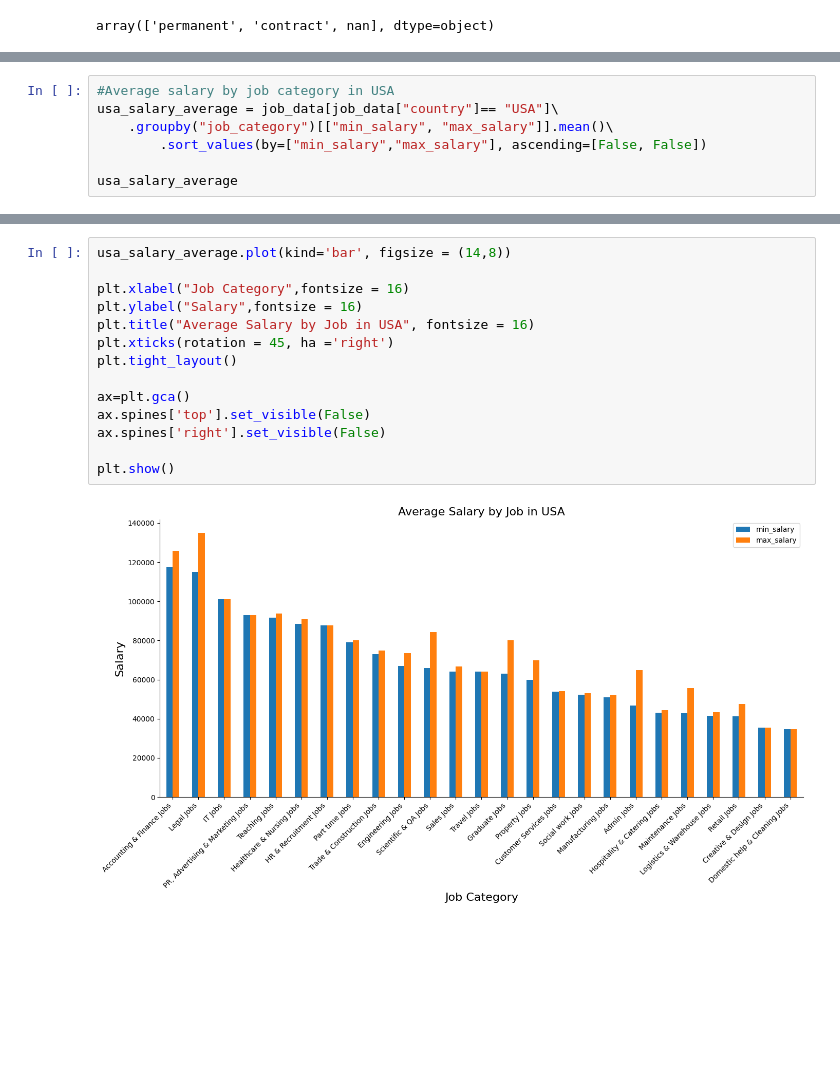
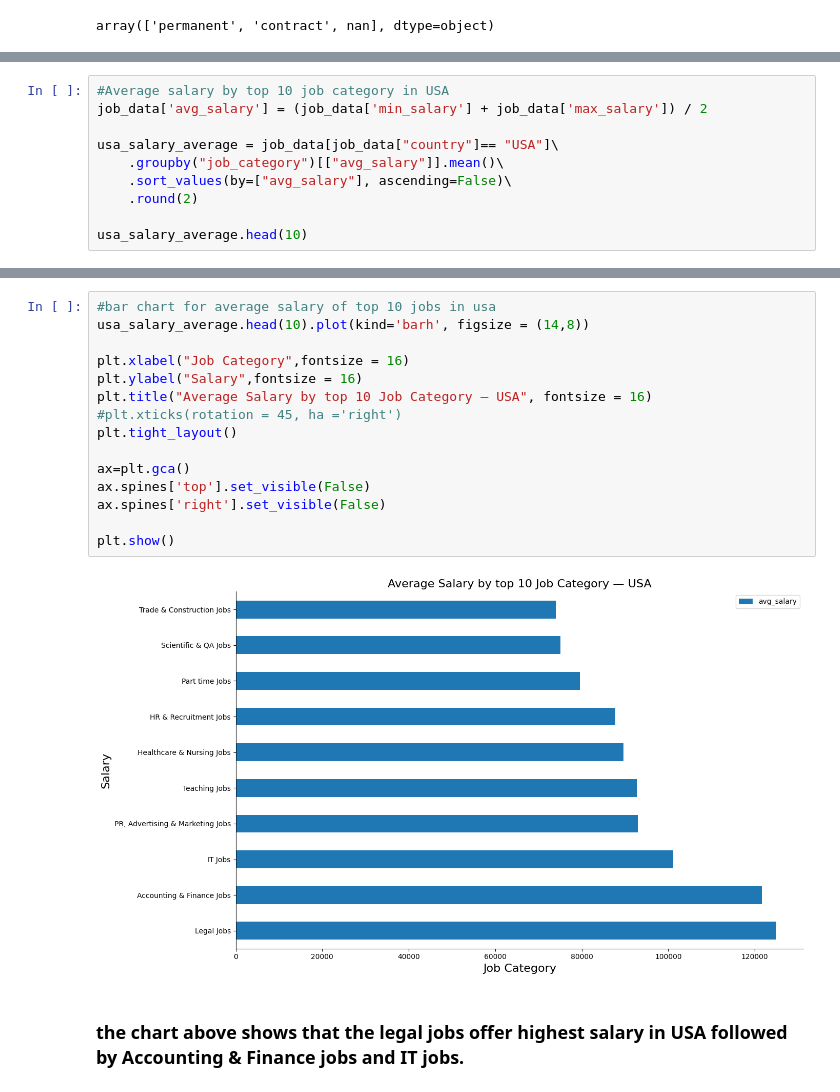
Before and after one commit to Archana-sth/JOB_MARKET_TREND_2025, a Jupyter notebook: notebook/data_cleaning.ipynb, the cells around one changed output, grey strips where cells are left out. Cells and saved outputs as stored; diff of their text form; blank space fills up the shorter version.

Commit message:
visualizing

```diff
--- a/notebook/data_cleaning.ipynb
+++ b/notebook/data_cleaning.ipynb
@@ -292,8 +312,11 @@ job_data.groupby('country')[["min_salary", "max_salary"]].mean()
 # %%
-#Average salary by job category in USA
+#Average salary by top 10 job category in USA
+job_data['avg_salary'] = (job_data['min_salary'] + job_data['max_salary']) / 2
+
 usa_salary_average = job_data[job_data["country"]== "USA"]\
-    .groupby("job_category")[["min_salary", "max_salary"]].mean()\
-        .sort_values(by=["min_salary","max_salary"], ascending=[False, False])
+    .groupby("job_category")[["avg_salary"]].mean()\
+    .sort_values(by=["avg_salary"], ascending=False)\
+    .round(2)
 
-usa_salary_average
+usa_salary_average.head(10)
 # %% [output]
@@ -318,16 +335,19 @@ usa_salary_average
 # %%
-usa_salary_average.plot(kind='bar', figsize = (14,8))
+#bar chart for average salary of top 10 jobs in usa
+usa_salary_average.head(10).plot(kind='barh', figsize = (14,8))
 
 plt.xlabel("Job Category",fontsize = 16)
 plt.ylabel("Salary",fontsize = 16)
-plt.title("Average Salary by Job in USA", fontsize = 16)
-plt.xticks(rotation = 45, ha ='right')
+plt.title("Average Salary by top 10 Job Category — USA", fontsize = 16)
+#plt.xticks(rotation = 45, ha ='right')
 plt.tight_layout()
 
 ax=plt.gca()
 ax.spines['top'].set_visible(False)
 ax.spines['right'].set_visible(False)
 
 plt.show()
 # %% [output]
-[figure, old version]
+[figure, new version]
+# %% [markdown]
+### the chart above shows that the legal jobs offer highest salary in USA followed by Accounting & Finance jobs and IT jobs.
```
Also changed, not shown: parts of 14 cells of this notebook.
